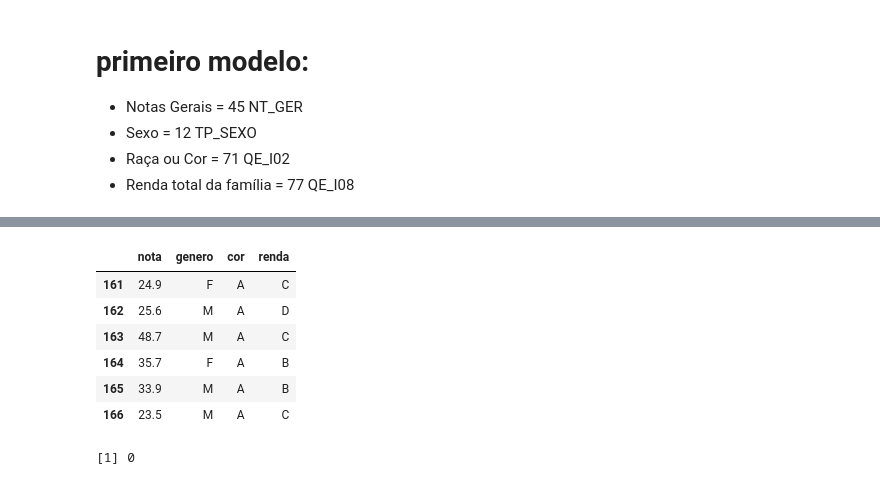
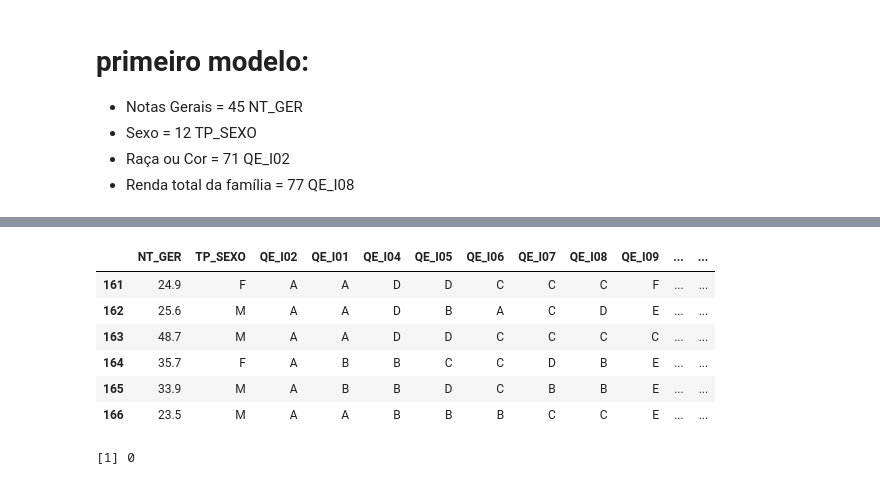
Before and after one commit to emariot/econometria, a Jupyter notebook: funcao_desempenho.ipynb, the cells around one changed output, grey strips where cells are left out. Cells and saved outputs as stored; diff of their text form; code cells hidden in the pictures.

```diff
--- a/funcao_desempenho.ipynb
+++ b/funcao_desempenho.ipynb
@@ -193,13 +211,13 @@ df_1 = df %>%
 # %%
-head(df_1)
+head(df)
 # %% [output]
-|  | nota | genero | cor | renda |
-| 161 | 24.9 | F | A | C |
-| 162 | 25.6 | M | A | D |
-| 163 | 48.7 | M | A | C |
-| 164 | 35.7 | F | A | B |
-| 165 | 33.9 | M | A | B |
-| 166 | 23.5 | M | A | C |
+|  | NT_GER | TP_SEXO | QE_I02 | QE_I01 | QE_I04 | QE_I05 | QE_I06 | QE_I07 | QE_I08 | QE_I09 | ... | ... |
+| 161 | 24.9 | F | A | A | D | D | C | C | C | F | ... | ... |
+| 162 | 25.6 | M | A | A | D | B | A | C | D | E | ... | ... |
+| 163 | 48.7 | M | A | A | D | D | C | C | C | C | ... | ... |
+| 164 | 35.7 | F | A | B | B | C | C | D | B | E | ... | ... |
+| 165 | 33.9 | M | A | B | B | D | C | B | B | E | ... | ... |
+| 166 | 23.5 | M | A | A | B | B | B | C | C | E | ... | ... |
 # %%
 sum(df_1$renda == "")
 # %% [output]
```
Also changed, not shown: parts of 6 cells of this notebook.
